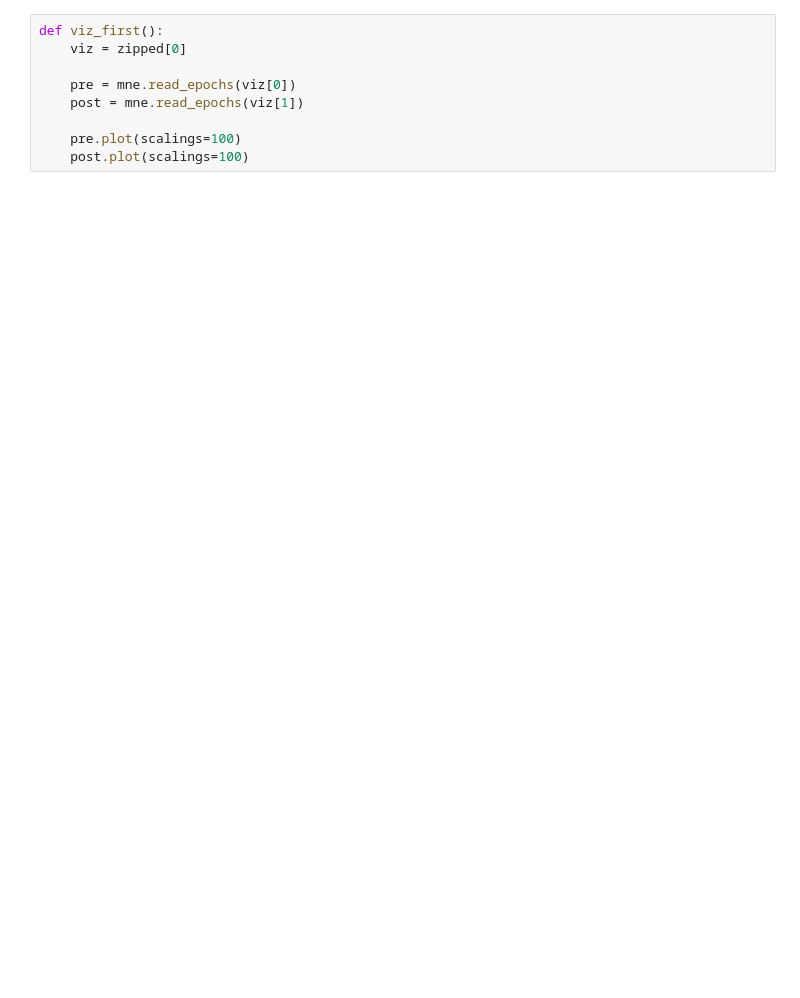
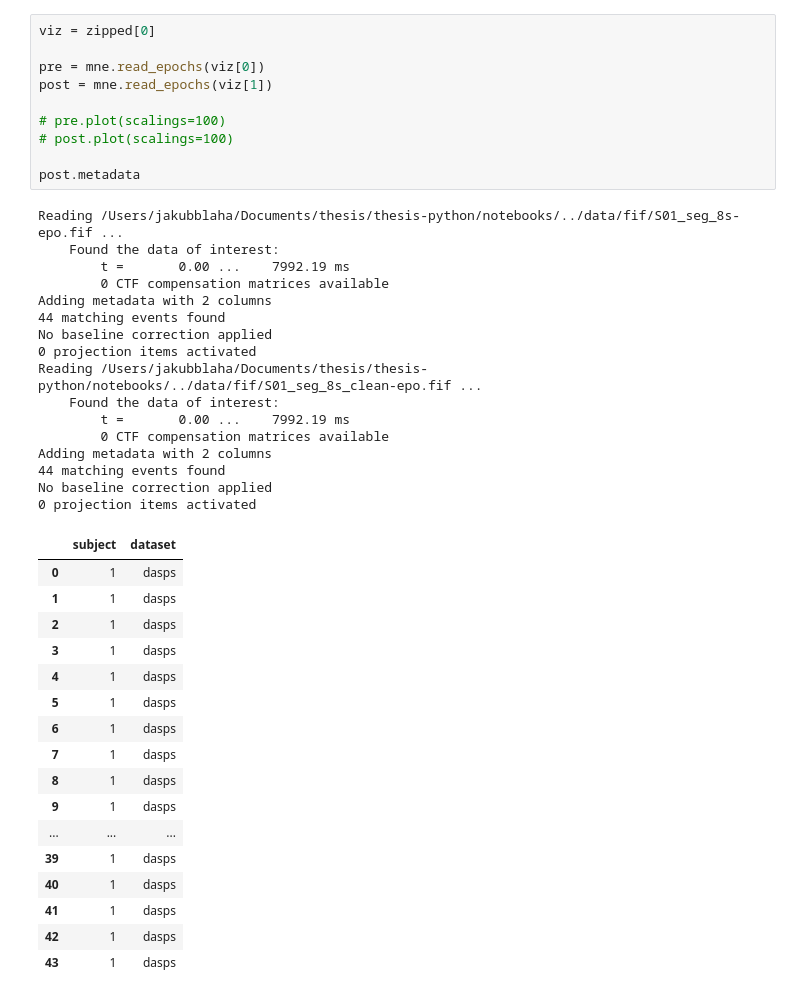
Before and after one commit to JakubBlaha/thesis, a Jupyter notebook: notebooks/020_visualize_clean.ipynb, the cells around one changed output. Drawn from its saved outputs; the diff is of its cells as text; blank space fills up the shorter version.

```diff
--- a/notebooks/020_visualize_clean.ipynb
+++ b/notebooks/020_visualize_clean.ipynb
@@ -87,9 +83,44 @@ Removed: 11.76%
 # %%
-def viz_first():
-    viz = zipped[0]
+viz = zipped[0]
 
-    pre = mne.read_epochs(viz[0])
-    post = mne.read_epochs(viz[1])
+pre = mne.read_epochs(viz[0])
+post = mne.read_epochs(viz[1])
 
-    pre.plot(scalings=100)
-    post.plot(scalings=100)
+# pre.plot(scalings=100)
+# post.plot(scalings=100)
+
+post.metadata
+# %% [output]
+Reading /Users/jakubblaha/Documents/thesis/thesis-python/notebooks/../data/fif/S01_seg_8s-epo.fif ...
+    Found the data of interest:
+        t =       0.00 ...    7992.19 ms
+        0 CTF compensation matrices available
+Adding metadata with 2 columns
+44 matching events found
+No baseline correction applied
+0 projection items activated
+Reading /Users/jakubblaha/Documents/thesis/thesis-python/notebooks/../data/fif/S01_seg_8s_clean-epo.fif ...
+    Found the data of interest:
+        t =       0.00 ...    7992.19 ms
+        0 CTF compensation matrices available
+Adding metadata with 2 columns
+44 matching events found
+No baseline correction applied
+0 projection items activated
+|  | subject | dataset |
+| 0 | 1 | dasps |
+| 1 | 1 | dasps |
+| 2 | 1 | dasps |
+| 3 | 1 | dasps |
+| 4 | 1 | dasps |
+| 5 | 1 | dasps |
+| 6 | 1 | dasps |
+| 7 | 1 | dasps |
+| 8 | 1 | dasps |
+| 9 | 1 | dasps |
+| ... | ... | ... |
+| 39 | 1 | dasps |
+| 40 | 1 | dasps |
+| 41 | 1 | dasps |
+| 42 | 1 | dasps |
+| 43 | 1 | dasps |
```
Also changed, not shown: parts of 2 cells of this notebook, 4 other files.
